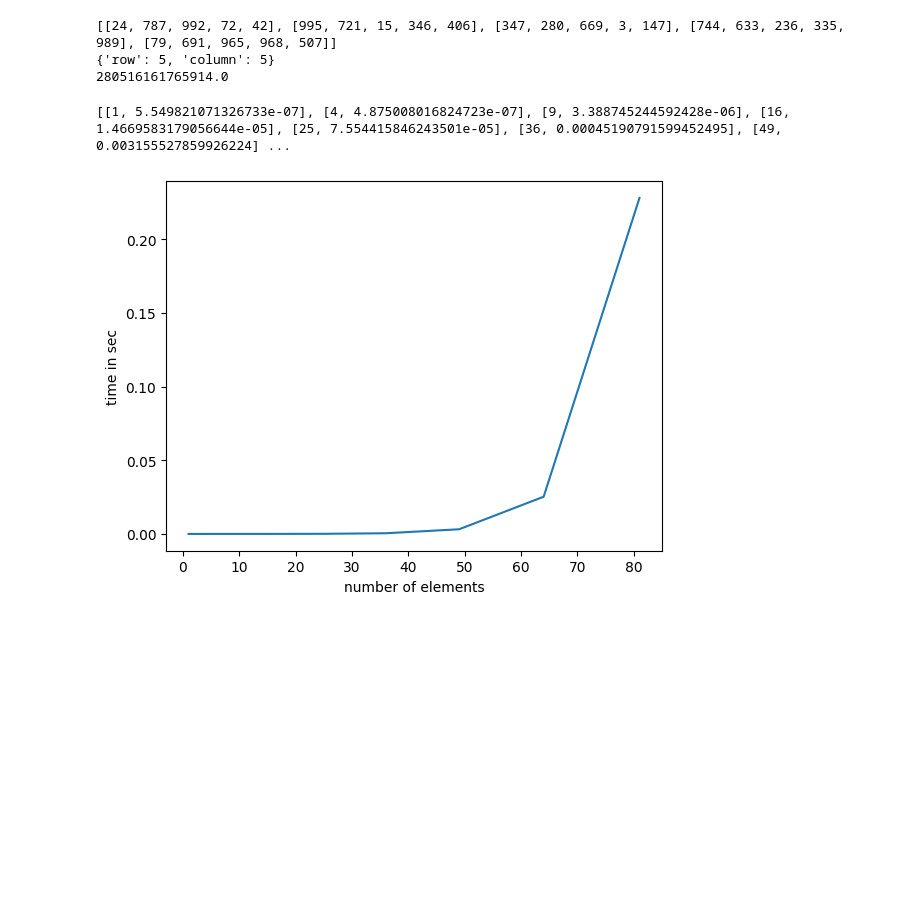
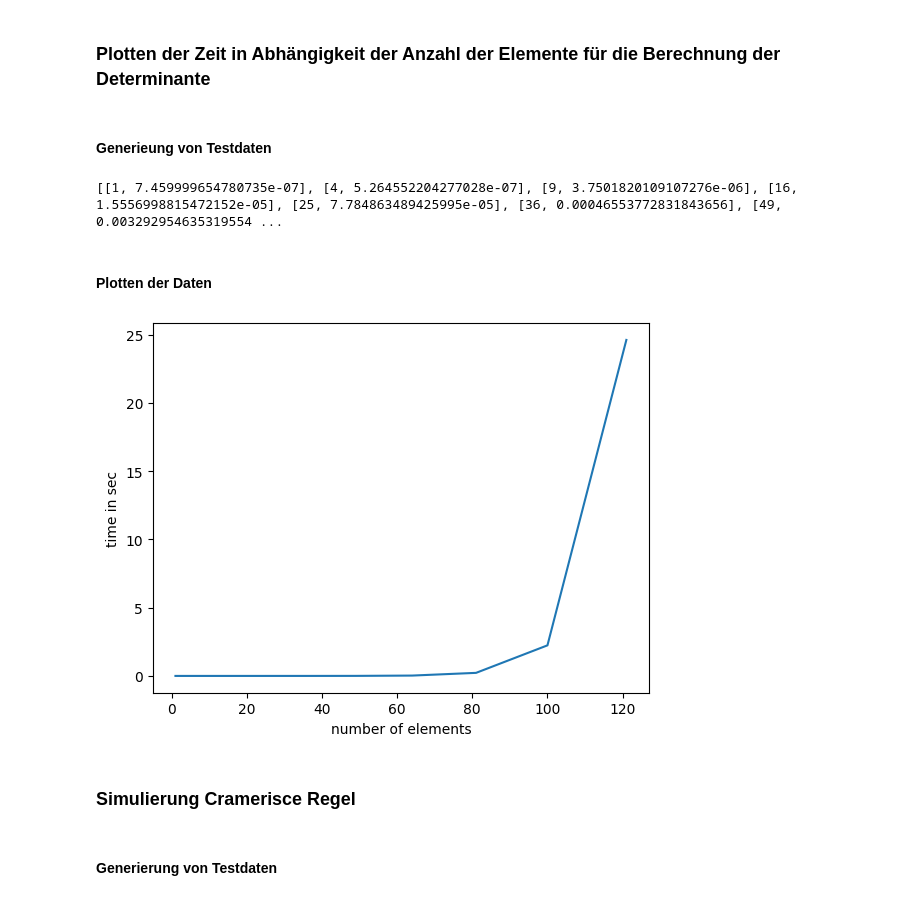
Before and after one commit to FelixWoRe/mathe-cramersche-regel, a Jupyter notebook: mathe.ipynb, the cells around one changed output. Cells and saved outputs as stored; diff of their text form; code cells hidden in the pictures; blank space fills up the shorter version.

Commit message:
notebook now just with test gen and visualisation

```diff
--- a/mathe.ipynb
+++ b/mathe.ipynb
@@ -59,50 +10,44 @@ def generate_matrix(row, column):
-# %%
-def fill_matrix(matrix):
-    for i in range(len(matrix)):
-        for j in range(len(matrix[i])):
-            matrix[i][j] = randint(0, 1000)
-    return matrix
-# %%
-matrix = generate_matrix(5, 5)
-matrix = fill_matrix(matrix)
-print(matrix)
-print(calc_matrix_type(matrix))
-det = calc_determinant(matrix)
-print(det)
-# %% [output]
-[[24, 787, 992, 72, 42], [995, 721, 15, 346, 406], [347, 280, 669, 3, 147], [744, 633, 236, 335, 989], [79, 691, 965, 968, 507]]
-{'row': 5, 'column': 5}
-280516161765914.0
+# %% [markdown]
+### Plotten der Zeit in Abhängigkeit der Anzahl der Elemente für die Berechnung der Determinante
+# %% [markdown]
+#### Generieung von Testdaten
 # %%
 def gen_test():
     data = []
-    for i in range(1, 10):
+    for i in range(1, matrix_size_det_test+1):
         matrix = generate_matrix(i, i)
         matrix = fill_matrix(matrix)
         start = timer()
-        result = calc_determinant(matrix)
+        calc_determinant(matrix)
         end = timer()
         time = end - start
         data.append([i*i, time])
     return data
 # %%
 data = gen_test()
-for i in range(100):
+for i in range(10):
     new_data = gen_test()
     for j in range(len(data)):
         data[j][1] += new_data[j][1]
 for i in range(len(data)):
-    data[i][1] /= 100
+    data[i][1] /= 11
 print(data)
+data_det = data
 # %% [output]
-[[1, 5.549821071326733e-07], [4, 4.875008016824723e-07], [9, 3.388745244592428e-06], [16, 1.4669583179056644e-05], [25, 7.554415846243501e-05], [36, 0.00045190791599452495], [49, 0.003155527859926224] ...
+[[1, 7.459999654780735e-07], [4, 5.264552204277028e-07], [9, 3.7501820109107276e-06], [16, 1.5556998815472152e-05], [25, 7.784863489425995e-05], [36, 0.00046553772831843656], [49, 0.003292954635319554 ...
+# %% [markdown]
+#### Plotten der Daten
 # %%
-x = [data[i][0] for i in range(len(data))]
-y = [data[i][1] for i in range(len(data))]
+x = [data_det[i][0] for i in range(len(data_det))]
+y = [data_det[i][1] for i in range(len(data_det))]
 
 plt.plot(x, y)
 plt.ylabel("time in sec")
 plt.xlabel("number of elements")
 plt.show()
 # %% [output]
-[figure, old version]
+[figure, new version]
+# %% [markdown]
+### Simulierung Cramerisce Regel
+# %% [markdown]
+#### Generierung von Testdaten
```
Also changed, not shown: parts of 16 cells of this notebook.
